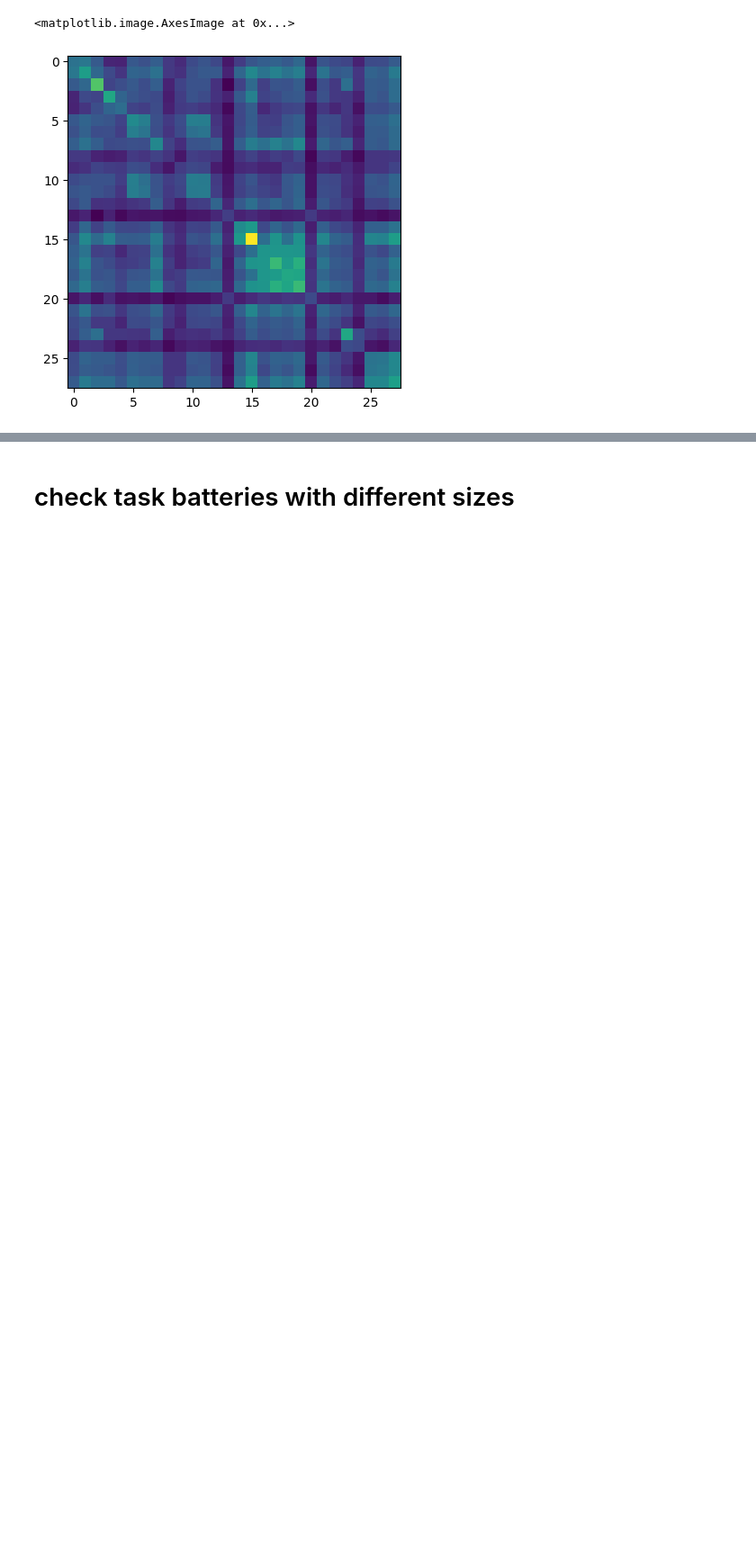
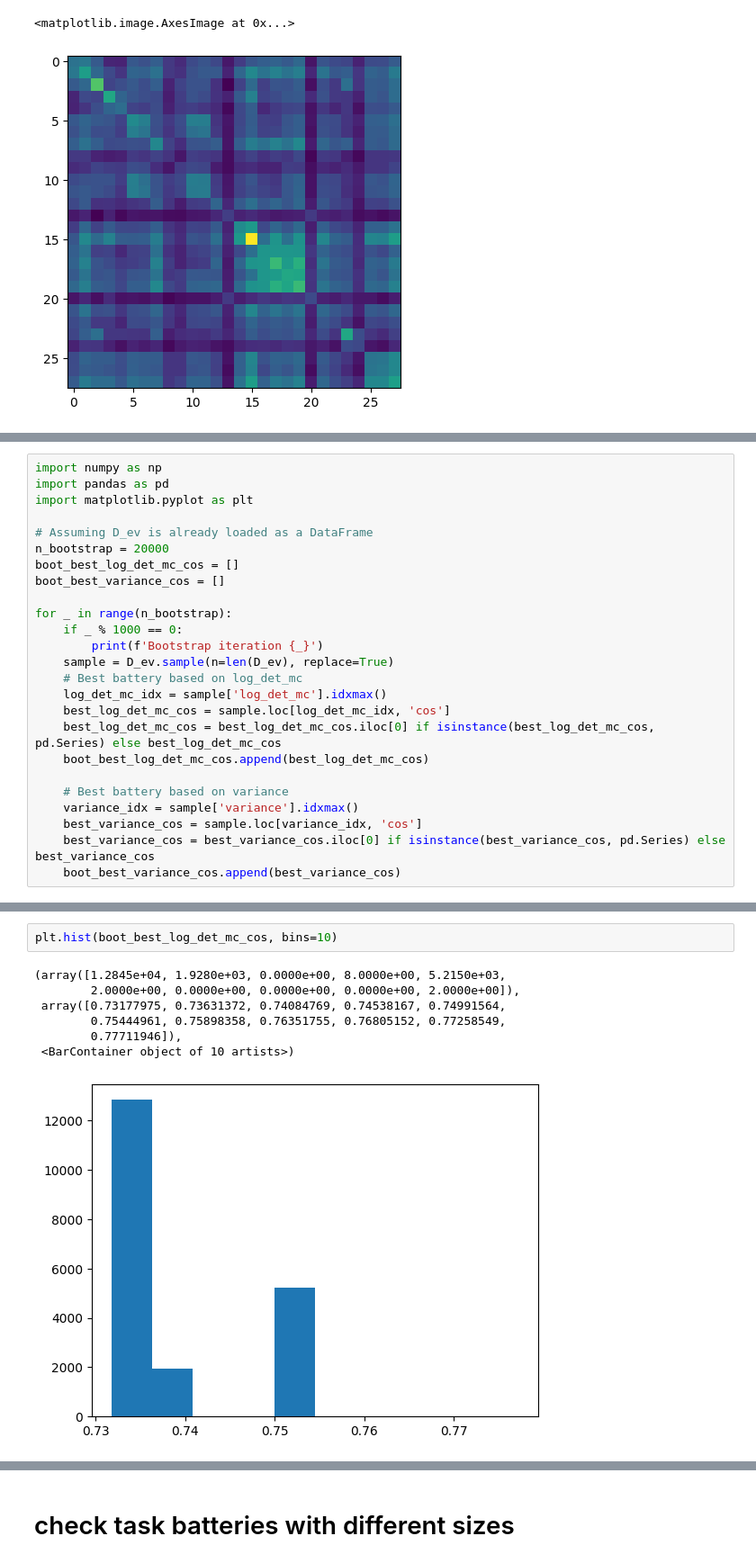
Before and after one commit to DiedrichsenLab/OptimalBattery, a Jupyter notebook: notebooks/6.real_eval_multi_cereb.ipynb, the cells around one changed output, grey strips where cells are left out. Shown: that part at 90% size. Saved outputs shown, nothing was run; the diff lists cells and outputs as text; blank space fills up the shorter version.

```diff
--- a/notebooks/6.real_eval_multi_cereb.ipynb
+++ b/notebooks/6.real_eval_multi_cereb.ipynb
@@ -169,0 +183,25 @@ plt.ylim(0.7, 1)
+# %%
+import numpy as np
+import pandas as pd
+import matplotlib.pyplot as plt
+
+# Assuming D_ev is already loaded as a DataFrame
+n_bootstrap = 20000
+boot_best_log_det_mc_cos = []
+boot_best_variance_cos = []
+
+for _ in range(n_bootstrap):
+    if _ % 1000 == 0:
+        print(f'Bootstrap iteration {_}')
+    sample = D_ev.sample(n=len(D_ev), replace=True)
+    # Best battery based on log_det_mc
+    log_det_mc_idx = sample['log_det_mc'].idxmax()
+    best_log_det_mc_cos = sample.loc[log_det_mc_idx, 'cos']
+    best_log_det_mc_cos = best_log_det_mc_cos.iloc[0] if isinstance(best_log_det_mc_cos, pd.Series) else best_log_det_mc_cos
+    boot_best_log_det_mc_cos.append(best_log_det_mc_cos)
+
+    # Best battery based on variance
+    variance_idx = sample['variance'].idxmax()
+    best_variance_cos = sample.loc[variance_idx, 'cos']
+    best_variance_cos = best_variance_cos.iloc[0] if isinstance(best_variance_cos, pd.Series) else best_variance_cos
+    boot_best_variance_cos.append(best_variance_cos)
@@ -169,0 +229,10 @@ plt.ylim(0.7, 1)
+# %%
+plt.hist(boot_best_log_det_mc_cos, bins=10)
+# %% [output]
+(array([1.2845e+04, 1.9280e+03, 0.0000e+00, 8.0000e+00, 5.2150e+03,
+        2.0000e+00, 0.0000e+00, 0.0000e+00, 0.0000e+00, 2.0000e+00]),
+ array([0.73177975, 0.73631372, 0.74084769, 0.74538167, 0.74991564,
+        0.75444961, 0.75898358, 0.76351755, 0.76805152, 0.77258549,
+        0.77711946]),
+ <BarContainer object of 10 artists>)
+[figure, added]
```
Also changed, not shown: parts of 8 cells of this notebook, 8 other files.
